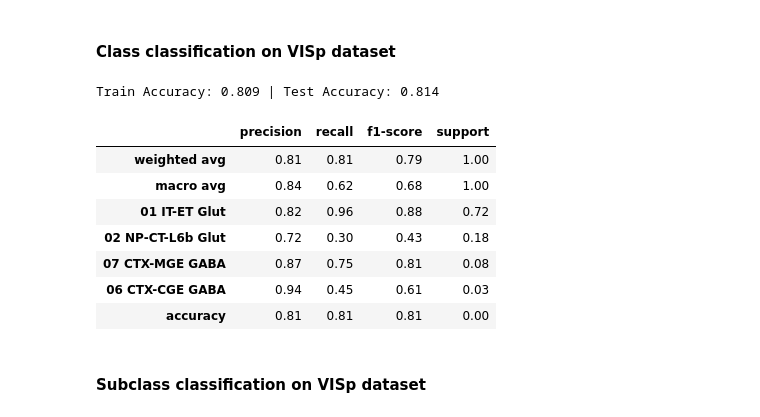
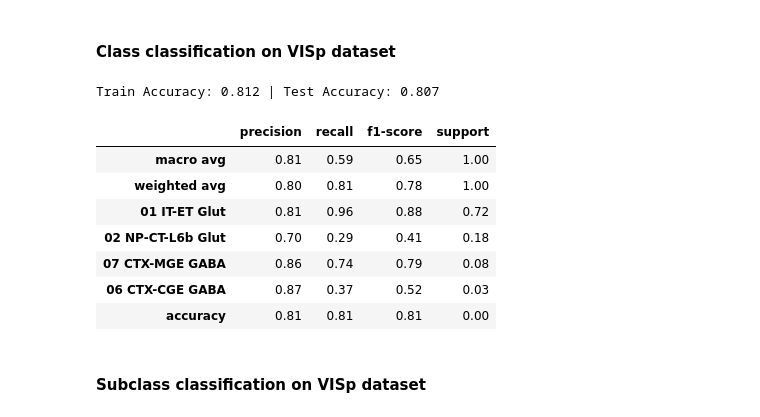
Before and after one commit to donghyunkm/cciGraphs, a Jupyter notebook: notebooks/25_lr_gene_prediction_cleaned.ipynb, the cells around one changed output. Cells and saved outputs as stored; diff of their text form; code cells hidden in the pictures.

```diff
--- a/notebooks/25_lr_gene_prediction_cleaned.ipynb
+++ b/notebooks/25_lr_gene_prediction_cleaned.ipynb
@@ -146,3 +156,11 @@ Penk Oprd1
 Pdyn Oprd1
 Pdyn Oprk1
 Grp Grpr
+# %%
+# Train test split for class prediction
+skf = StratifiedKFold(n_splits=5, shuffle=True, random_state=42)
+train_idx_class, test_idx_class = next(skf.split(np.arange(adata_VISp_neuronal.shape[0]), adata_VISp_neuronal.obs["class"].values))
+
+# Train test split for subclass prediction
+skf = StratifiedKFold(n_splits=5, shuffle=True, random_state=42)
+train_idx_subclass, test_idx_subclass = next(skf.split(np.arange(adata_VISp_neuronal.shape[0]), adata_VISp_neuronal.obs["subclass"].values))
@@ -149,22 +203,40 @@ Grp Grpr
 # %% [markdown]
 #### Class classification on VISp dataset
+# %%
+def gene_label_prediction_classification_report(adata, genelist, train_idx, test_idx, y_str, random_state):
+    df = pd.DataFrame(adata[:, genelist].X.todense())
+    acc_train, acc_test, [y_test, y_pred_test] = linear_predict(y_str, df.to_numpy(), adata, random_state, train_idx, test_idx)
+
+    print(f"Train Accuracy: {acc_train:0.3f} | Test Accuracy: {acc_test:0.3f}")
+    classificationReport = classification_report(
+        y_test,
+        y_pred_test,
+        target_names=list(map(str, np.unique(y_test))),
+        output_dict=True,
+        zero_division=0,
+    )
+
+    df_cr = pd.DataFrame(classificationReport).transpose().sort_values("support", ascending=False)
+    df_cr["support"] /= df_cr.loc["macro avg", "support"]
+
+    return df_cr.round(2), y_test, y_pred_test
 # %%
 # List of all genes from the 4 LR communication pairs found above
 lr_genes_combined = ["Tac2", "Tacr3", 'Penk', 'Oprd1', "Pdyn", "Oprd1", "Oprk1", "Grp", "Grpr"]
 #Predicting cell class with gene expression of the above list of cells. Logistic Regression with cross validation is used for prediction.
-all_lr_class, y_test_class, y_pred_test_class = gene_label_prediction_classification_report(adata_VISp_neuronal, lr_genes_combined, "class", random_state = 42)
+all_lr_class, y_test_class, y_pred_test_class = gene_label_prediction_classification_report(adata_VISp_neuronal, lr_genes_combined, train_idx_class, test_idx_class, "class", random_state = 42)
 
 # Classification report showing per class metrics for prediction with genes from all 4 LR communication pairs
 display(all_lr_class)
 # %% [output]
-Train Accuracy: 0.809 | Test Accuracy: 0.814
+Train Accuracy: 0.812 | Test Accuracy: 0.807
 |  | precision | recall | f1-score | support |
-| weighted avg | 0.81 | 0.81 | 0.79 | 1.00 |
-| macro avg | 0.84 | 0.62 | 0.68 | 1.00 |
-| 01 IT-ET Glut | 0.82 | 0.96 | 0.88 | 0.72 |
-| 02 NP-CT-L6b Glut | 0.72 | 0.30 | 0.43 | 0.18 |
-| 07 CTX-MGE GABA | 0.87 | 0.75 | 0.81 | 0.08 |
-| 06 CTX-CGE GABA | 0.94 | 0.45 | 0.61 | 0.03 |
+| macro avg | 0.81 | 0.59 | 0.65 | 1.00 |
+| weighted avg | 0.80 | 0.81 | 0.78 | 1.00 |
+| 01 IT-ET Glut | 0.81 | 0.96 | 0.88 | 0.72 |
+| 02 NP-CT-L6b Glut | 0.70 | 0.29 | 0.41 | 0.18 |
+| 07 CTX-MGE GABA | 0.86 | 0.74 | 0.79 | 0.08 |
+| 06 CTX-CGE GABA | 0.87 | 0.37 | 0.52 | 0.03 |
 | accuracy | 0.81 | 0.81 | 0.81 | 0.00 |
 # %% [markdown]
 #### Subclass classification on VISp dataset
```
Also changed, not shown: parts of 10 cells of this notebook, 8 other files.
